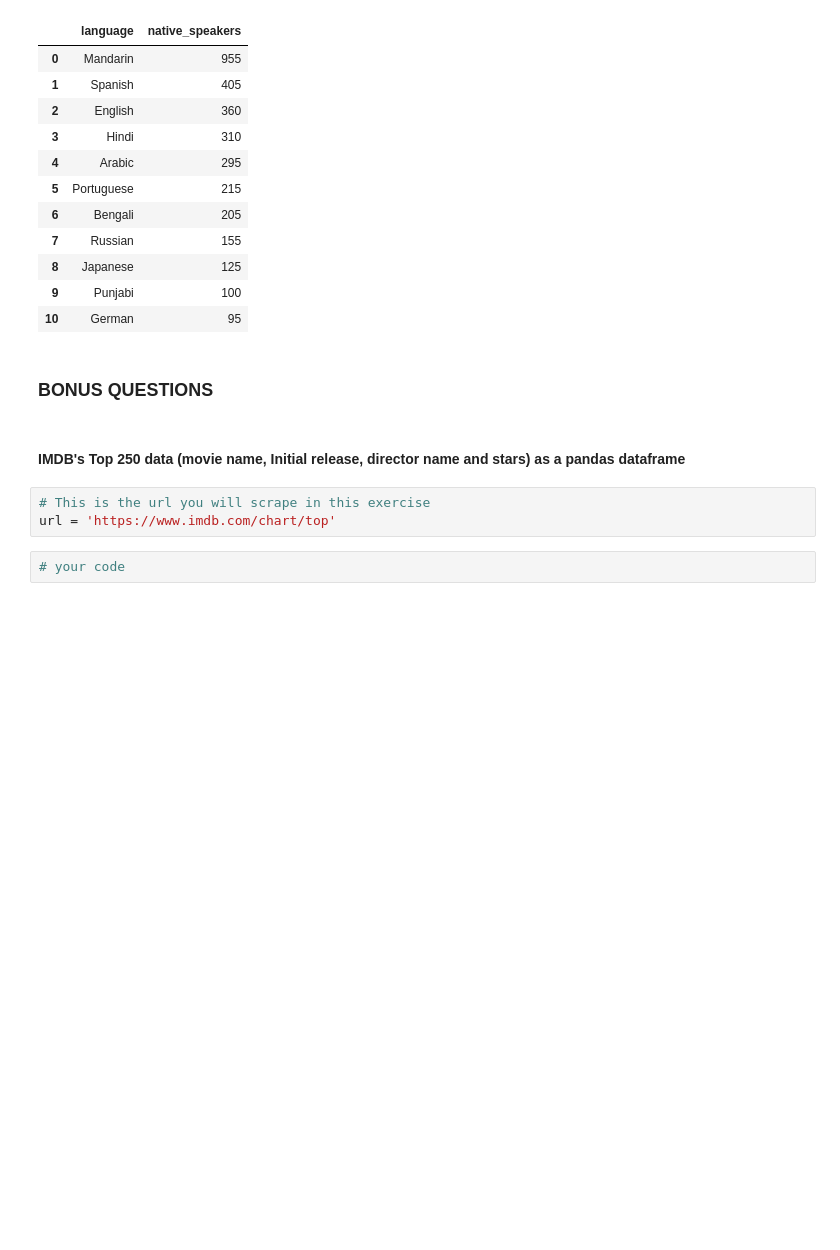
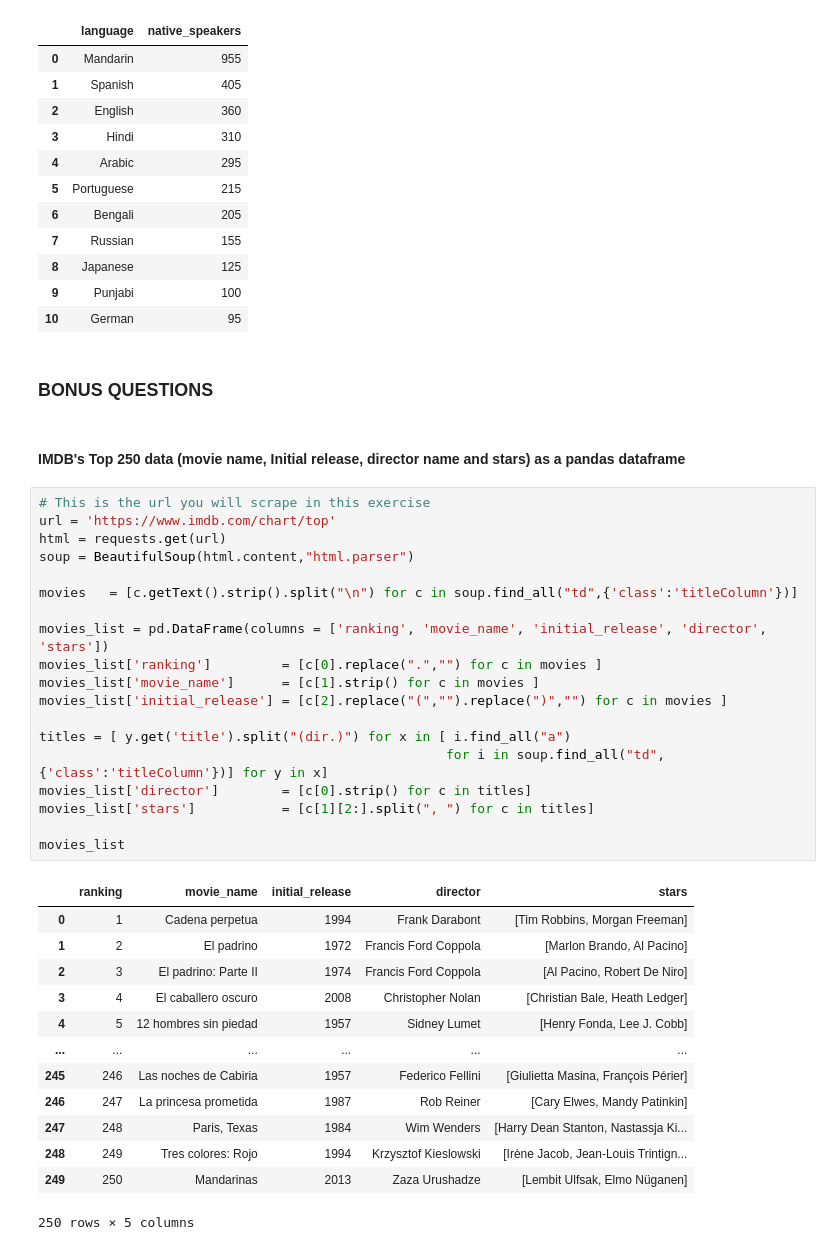
Before and after one commit to Ironhack-Data-Madrid-Octubre-2021/lab-web-scraping, a Jupyter notebook: your-code/main.ipynb, the cells around one changed output. Saved outputs shown, nothing was run; the diff lists cells and outputs as text; blank space fills up the shorter version.

```diff
--- a/your-code/main.ipynb
+++ b/your-code/main.ipynb
@@ -370,8 +370,36 @@ languages
 ### BONUS QUESTIONS
 # %% [markdown]
 #### IMDB's Top 250 data (movie name, Initial release, director name and stars) as a pandas dataframe
-# %%
-# This is the url you will scrape in this exercise
-url = 'https://www.imdb.com/chart/top'
-# %%
-# your code
+# %%
+# This is the url you will scrape in this exercise
+url = 'https://www.imdb.com/chart/top'
+html = requests.get(url)
+soup = BeautifulSoup(html.content,"html.parser")
+
+movies   = [c.getText().strip().split("\n") for c in soup.find_all("td",{'class':'titleColumn'})]
+
+movies_list = pd.DataFrame(columns = ['ranking', 'movie_name', 'initial_release', 'director', 'stars'])
+movies_list['ranking']         = [c[0].replace(".","") for c in movies ]
+movies_list['movie_name']      = [c[1].strip() for c in movies ]
+movies_list['initial_release'] = [c[2].replace("(","").replace(")","") for c in movies ]
+
+titles = [ y.get('title').split("(dir.)") for x in [ i.find_all("a")
+                                                    for i in soup.find_all("td",{'class':'titleColumn'})] for y in x]
+movies_list['director']        = [c[0].strip() for c in titles]
+movies_list['stars']           = [c[1][2:].split(", ") for c in titles]
+
+movies_list
+# %% [output]
+|  | ranking | movie_name | initial_release | director | stars |
+| 0 | 1 | Cadena perpetua | 1994 | Frank Darabont | [Tim Robbins, Morgan Freeman] |
+| 1 | 2 | El padrino | 1972 | Francis Ford Coppola | [Marlon Brando, Al Pacino] |
+| 2 | 3 | El padrino: Parte II | 1974 | Francis Ford Coppola | [Al Pacino, Robert De Niro] |
+| 3 | 4 | El caballero oscuro | 2008 | Christopher Nolan | [Christian Bale, Heath Ledger] |
+| 4 | 5 | 12 hombres sin piedad | 1957 | Sidney Lumet | [Henry Fonda, Lee J. Cobb] |
+| ... | ... | ... | ... | ... | ... |
+| 245 | 246 | Las noches de Cabiria | 1957 | Federico Fellini | [Giulietta Masina, François Périer] |
+| 246 | 247 | La princesa prometida | 1987 | Rob Reiner | [Cary Elwes, Mandy Patinkin] |
+| 247 | 248 | Paris, Texas | 1984 | Wim Wenders | [Harry Dean Stanton, Nastassja Ki... |
+| 248 | 249 | Tres colores: Rojo | 1994 | Krzysztof Kieslowski | [Irène Jacob, Jean-Louis Trintign... |
+| 249 | 250 | Mandarinas | 2013 | Zaza Urushadze | [Lembit Ulfsak, Elmo Nüganen] |
+250 rows × 5 columns
```
